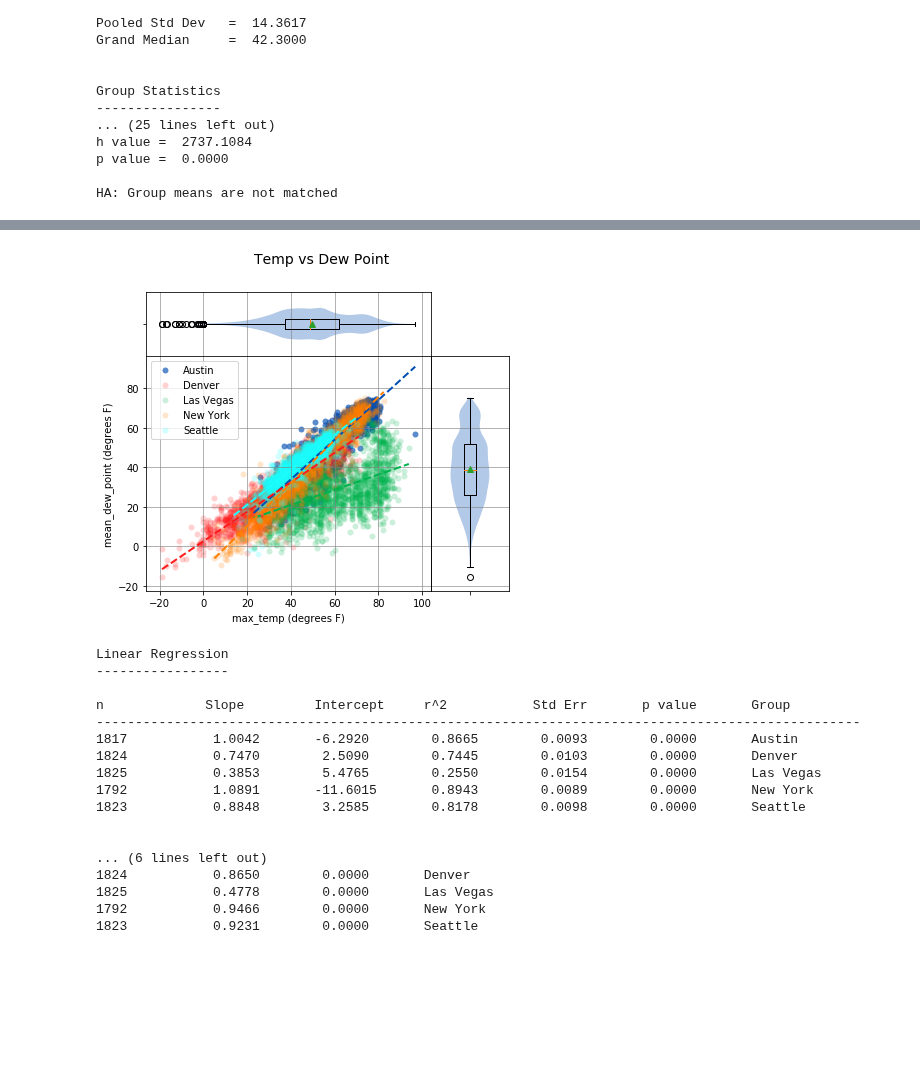
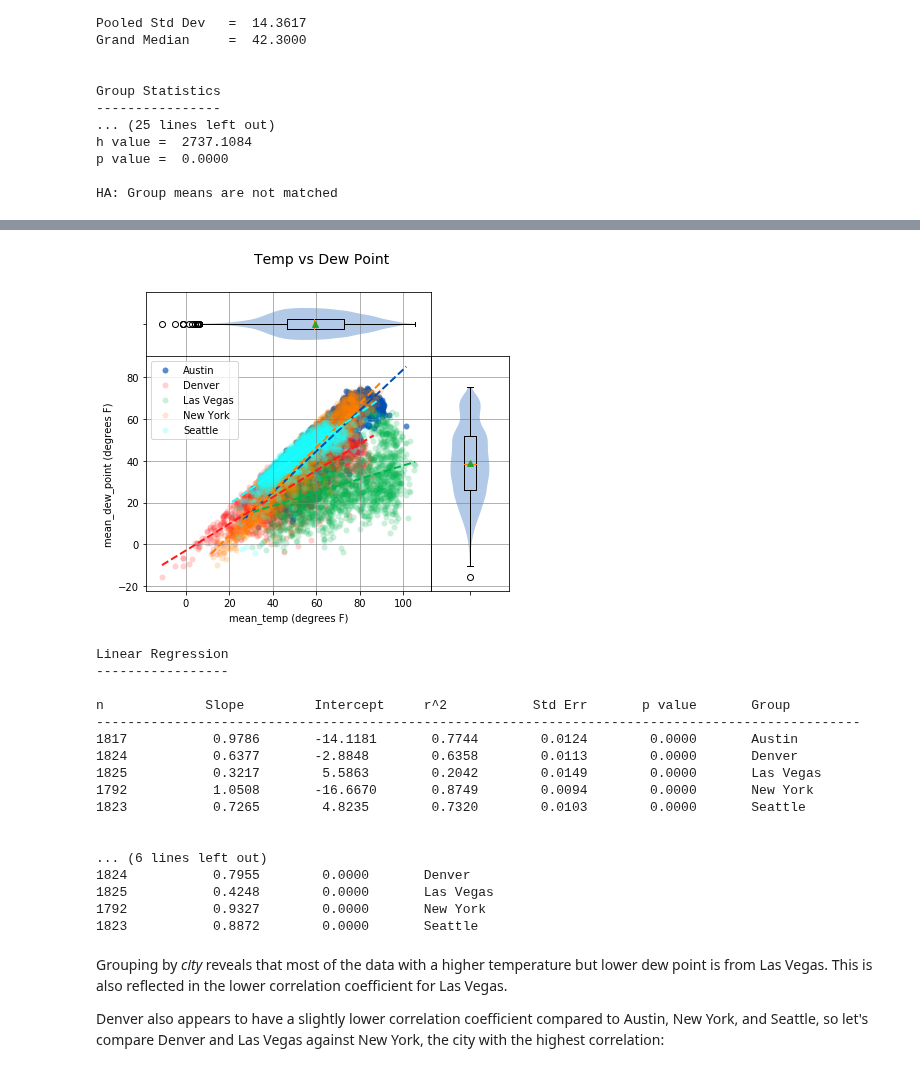
Before and after one commit to cmmorrow/pytexas_2019, a Jupyter notebook: Which City Has the Best Weather?.ipynb, the cells around one changed output, grey strips where cells are left out. Saved outputs shown, nothing was run; the diff lists cells and outputs as text; code cells hidden in the pictures; blank space fills up the shorter version.

```diff
--- a/Which City Has the Best Weather?.ipynb
+++ b/Which City Has the Best Weather?.ipynb
@@ -88,3 +94,5 @@ df = client.query(
+# %%
+df = pd.read_csv('noaa_gsod.csv')
 # %% [markdown]
 ### Exploring the Data
 # %% [markdown]
@@ -557,29 +522,33 @@ HA: There is a significant relationship between predictor and response
 # %%
 analyze(
-    df['max_temperature'],
+    df['mean_temp'],
     df['mean_dew_point'],
     groups=df['city'],
-    xname='max_temp (degrees F)',
+    xname='mean_temp (degrees F)',
     yname='mean_dew_point (degrees F)',
     title='Temp vs Dew Point',
     highlight=['Austin'],
 )
 # %% [output]
-[figure, old version]
+[figure, new version]
 Linear Regression
 -----------------
 
 n             Slope         Intercept     r^2           Std Err       p value       Group
 --------------------------------------------------------------------------------------------------
-1817           1.0042       -6.2920        0.8665        0.0093        0.0000       Austin
-1824           0.7470        2.5090        0.7445        0.0103        0.0000       Denver
-1825           0.3853        5.4765        0.2550        0.0154        0.0000       Las Vegas
-1792           1.0891       -11.6015       0.8943        0.0089        0.0000       New York
-1823           0.8848        3.2585        0.8178        0.0098        0.0000       Seattle
+1817           0.9786       -14.1181       0.7744        0.0124        0.0000       Austin
+1824           0.6377       -2.8848        0.6358        0.0113        0.0000       Denver
+1825           0.3217        5.5863        0.2042        0.0149        0.0000       Las Vegas
+1792           1.0508       -16.6670       0.8749        0.0094        0.0000       New York
+1823           0.7265        4.8235        0.7320        0.0103        0.0000       Seattle
 
 
 ... (6 lines left out)
-1824           0.8650        0.0000       Denver
-1825           0.4778        0.0000       Las Vegas
-1792           0.9466        0.0000       New York
-1823           0.9231        0.0000       Seattle
+1824           0.7955        0.0000       Denver
+1825           0.4248        0.0000       Las Vegas
+1792           0.9327        0.0000       New York
+1823           0.8872        0.0000       Seattle
+# %% [markdown]
+Grouping by *city* reveals that most of the data with a higher temperature but lower dew point is from Las Vegas. This is also reflected in the lower correlation coefficient for Las Vegas.
+
+Denver also appears to have a slightly lower correlation coefficient compared to Austin, New York, and Seattle, so let's compare Denver and Las Vegas against New York, the city with the highest correlation:
```
Also changed, not shown: parts of 50 cells of this notebook.
